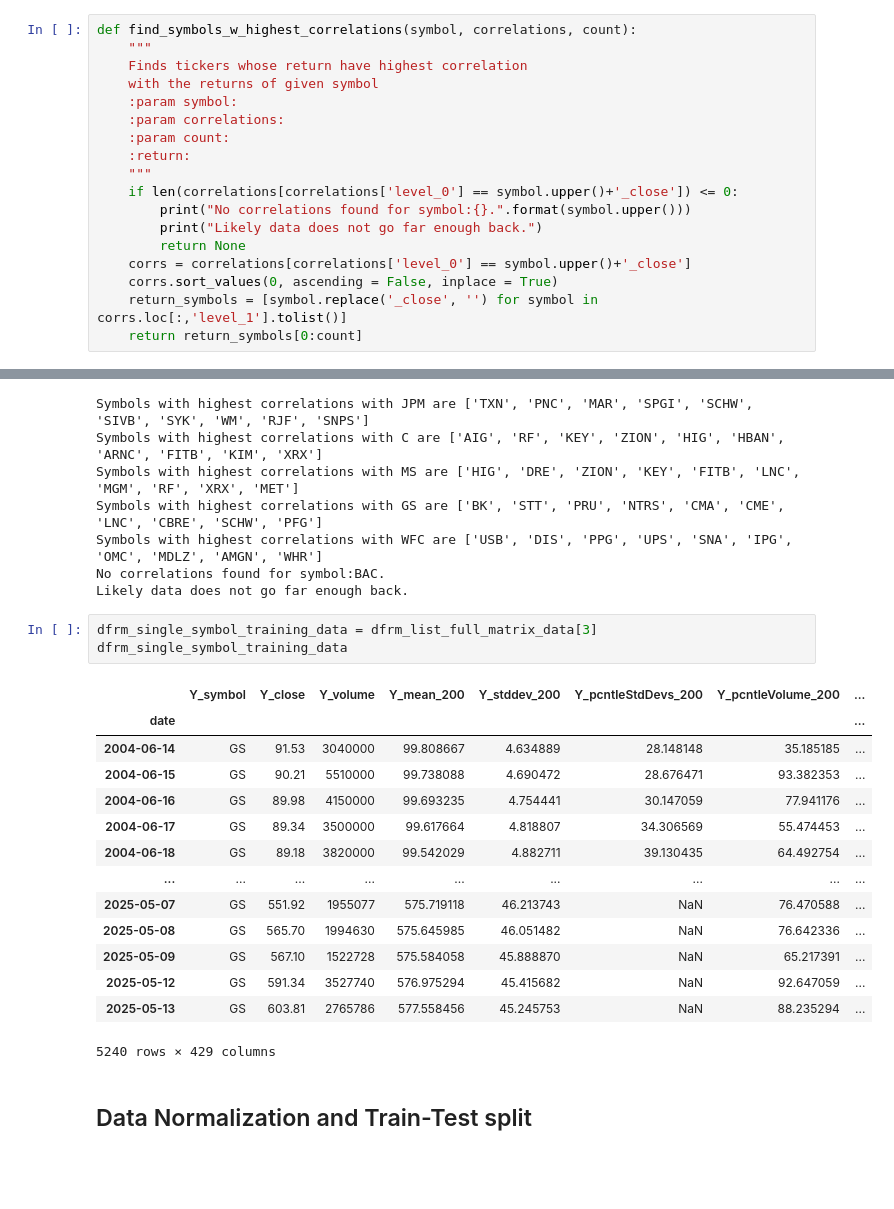
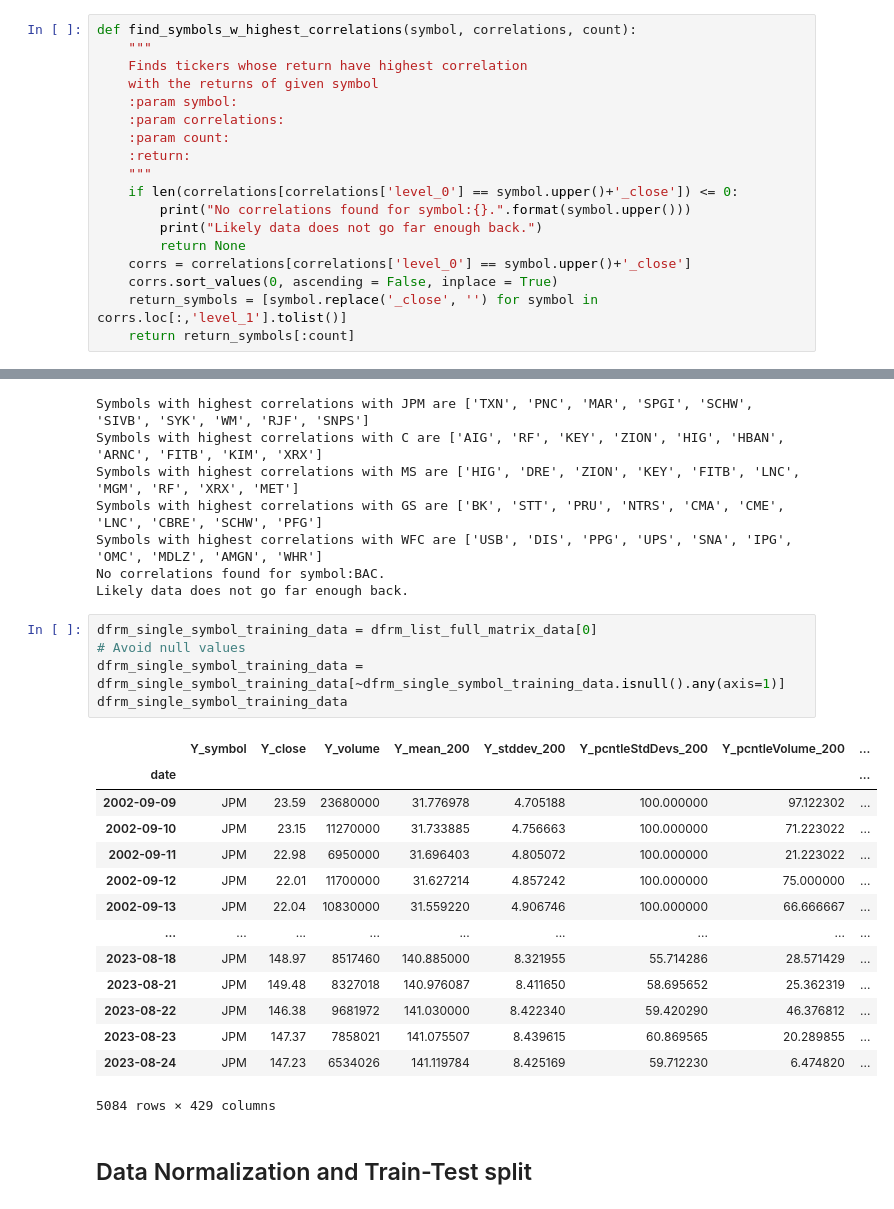
Before and after one commit to psharma1544/JupyterNotebooks, a Jupyter notebook: LLMs/PredictiveModeling_Pytorch.ipynb, the cells around one changed output, grey strips where cells are left out. Cells and saved outputs as stored; diff of their text form; blank space fills up the shorter version.

```diff
--- a/LLMs/PredictiveModeling_Pytorch.ipynb
+++ b/LLMs/PredictiveModeling_Pytorch.ipynb
@@ -141,7 +143,7 @@ def find_symbols_w_highest_correlations(symbol, correlations, count):
     corrs = correlations[correlations['level_0'] == symbol.upper()+'_close']
     corrs.sort_values(0, ascending = False, inplace = True)
     return_symbols = [symbol.replace('_close', '') for symbol in corrs.loc[:,'level_1'].tolist()]
-    return return_symbols[0:count]
+    return return_symbols[:count]
 # %%
 def gen_corrs(dfrm):
     """
@@ -216,22 +218,24 @@ Symbols with highest correlations with WFC are ['USB', 'DIS', 'PPG', 'UPS', 'SNA
 No correlations found for symbol:BAC.
 Likely data does not go far enough back.
 # %%
-dfrm_single_symbol_training_data = dfrm_list_full_matrix_data[3]
+dfrm_single_symbol_training_data = dfrm_list_full_matrix_data[0]
+# Avoid null values
+dfrm_single_symbol_training_data = dfrm_single_symbol_training_data[~dfrm_single_symbol_training_data.isnull().any(axis=1)]
 dfrm_single_symbol_training_data
 # %% [output]
 |  | Y_symbol | Y_close | Y_volume | Y_mean_200 | Y_stddev_200 | Y_pcntleStdDevs_200 | Y_pcntleVolume_200 | ... |
 | date |  |  |  |  |  |  |  | ... |
-| 2004-06-14 | GS | 91.53 | 3040000 | 99.808667 | 4.634889 | 28.148148 | 35.185185 | ... |
-| 2004-06-15 | GS | 90.21 | 5510000 | 99.738088 | 4.690472 | 28.676471 | 93.382353 | ... |
-| 2004-06-16 | GS | 89.98 | 4150000 | 99.693235 | 4.754441 | 30.147059 | 77.941176 | ... |
-| 2004-06-17 | GS | 89.34 | 3500000 | 99.617664 | 4.818807 | 34.306569 | 55.474453 | ... |
-| 2004-06-18 | GS | 89.18 | 3820000 | 99.542029 | 4.882711 | 39.130435 | 64.492754 | ... |
+| 2002-09-09 | JPM | 23.59 | 23680000 | 31.776978 | 4.705188 | 100.000000 | 97.122302 | ... |
+| 2002-09-10 | JPM | 23.15 | 11270000 | 31.733885 | 4.756663 | 100.000000 | 71.223022 | ... |
+| 2002-09-11 | JPM | 22.98 | 6950000 | 31.696403 | 4.805072 | 100.000000 | 21.223022 | ... |
+| 2002-09-12 | JPM | 22.01 | 11700000 | 31.627214 | 4.857242 | 100.000000 | 75.000000 | ... |
+| 2002-09-13 | JPM | 22.04 | 10830000 | 31.559220 | 4.906746 | 100.000000 | 66.666667 | ... |
 | ... | ... | ... | ... | ... | ... | ... | ... | ... |
-| 2025-05-07 | GS | 551.92 | 1955077 | 575.719118 | 46.213743 | NaN | 76.470588 | ... |
-| 2025-05-08 | GS | 565.70 | 1994630 | 575.645985 | 46.051482 | NaN | 76.642336 | ... |
-| 2025-05-09 | GS | 567.10 | 1522728 | 575.584058 | 45.888870 | NaN | 65.217391 | ... |
-| 2025-05-12 | GS | 591.34 | 3527740 | 576.975294 | 45.415682 | NaN | 92.647059 | ... |
-| 2025-05-13 | GS | 603.81 | 2765786 | 577.558456 | 45.245753 | NaN | 88.235294 | ... |
+| 2023-08-18 | JPM | 148.97 | 8517460 | 140.885000 | 8.321955 | 55.714286 | 28.571429 | ... |
+| 2023-08-21 | JPM | 149.48 | 8327018 | 140.976087 | 8.411650 | 58.695652 | 25.362319 | ... |
+| 2023-08-22 | JPM | 146.38 | 9681972 | 141.030000 | 8.422340 | 59.420290 | 46.376812 | ... |
+| 2023-08-23 | JPM | 147.37 | 7858021 | 141.075507 | 8.439615 | 60.869565 | 20.289855 | ... |
+| 2023-08-24 | JPM | 147.23 | 6534026 | 141.119784 | 8.425169 | 59.712230 | 6.474820 | ... |
-5240 rows × 429 columns
+5084 rows × 429 columns
 # %% [markdown]
 ## Data Normalization and Train-Test split
```
Also changed, not shown: parts of 12 cells of this notebook.
